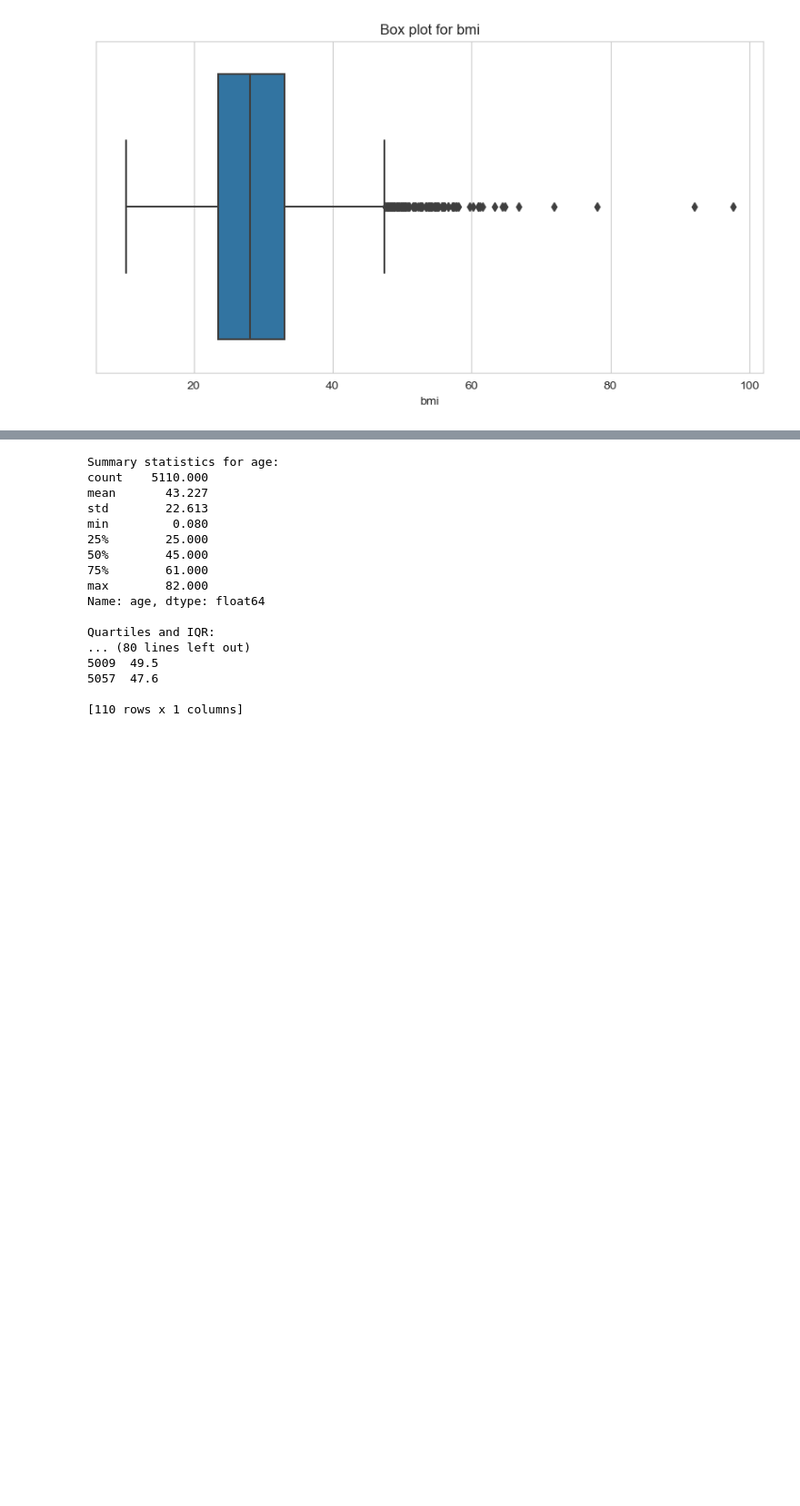
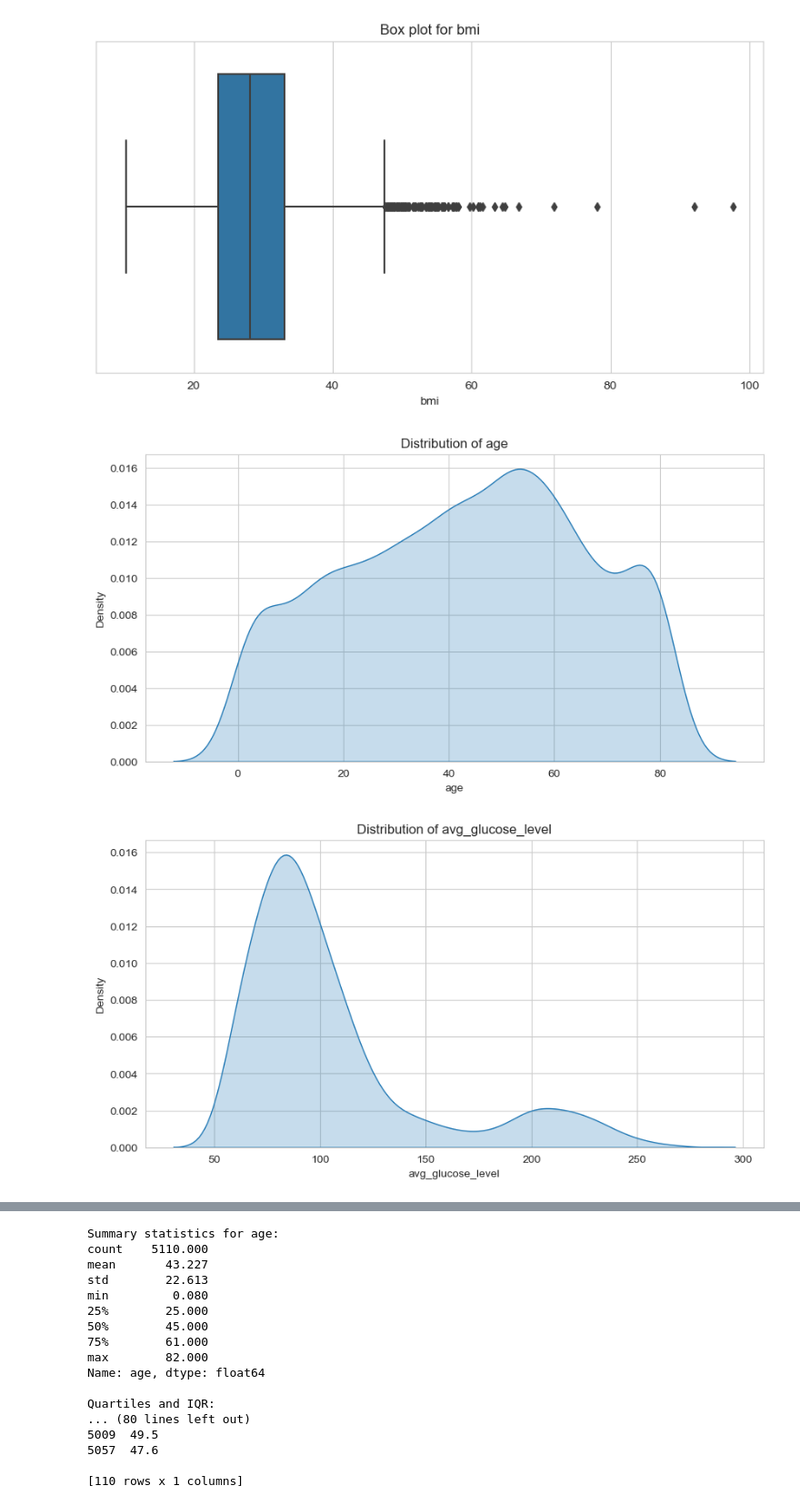
Before and after one commit to sanchick02/MLPCGroupAssignment7, a Jupyter notebook: mlpccc.ipynb, the cells around one changed output, grey strips where cells are left out. Shown at 91% size. Saved outputs shown, nothing was run; the diff lists cells and outputs as text; code cells hidden in the pictures; blank space fills up the shorter version.

```diff
--- a/mlpccc.ipynb
+++ b/mlpccc.ipynb
@@ -221,3 +223,23 @@ for column in columns_to_examine:
 [figure]
 [figure]
 [figure]
+# %%
+import matplotlib.pyplot as plt
+import seaborn as sns
+
+# Function to plot box plot for a given column
+def plot_box(column_name):
+    plt.figure(figsize=(10, 5))
+    sns.kdeplot(df[column_name], fill=True)
+    plt.title(f'Distribution of {column_name}')
+    plt.show()
+
+# Columns to examine
+columns_to_examine = ['age', 'avg_glucose_level', 'bmi']  # Specify the columns you want to examine
+
+# Plot box plots for each column
+for column in columns_to_examine:
+    plot_box(column)
+# %% [output]
+[figure, added]
+[figure, added]
```
Also changed, not shown: parts of 13 cells of this notebook.
